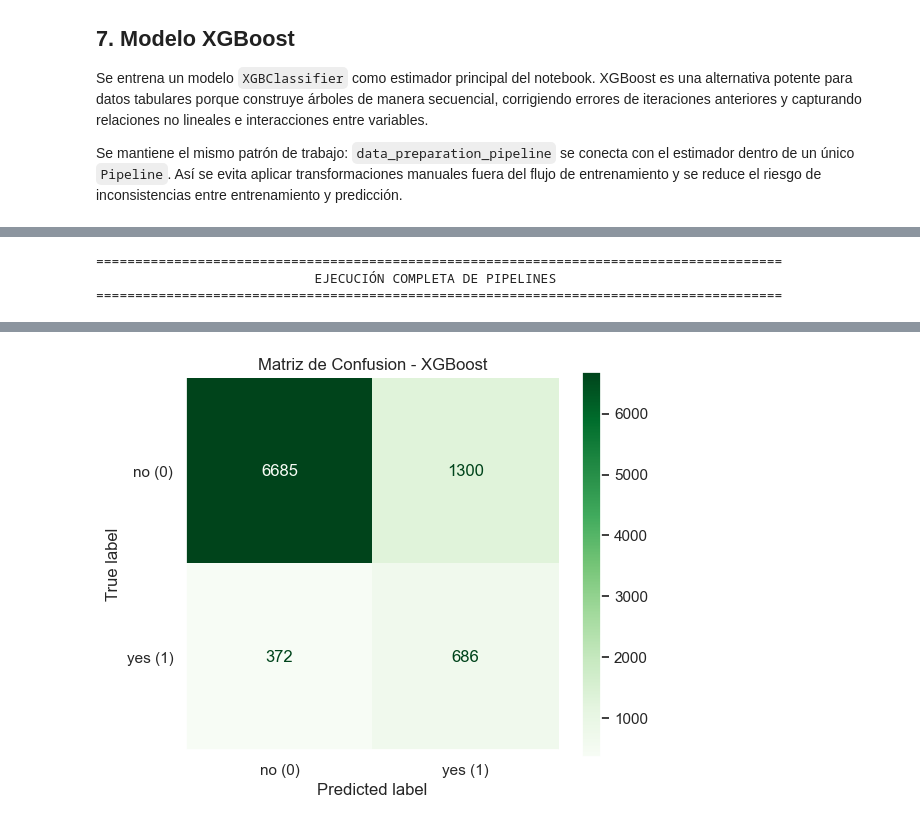
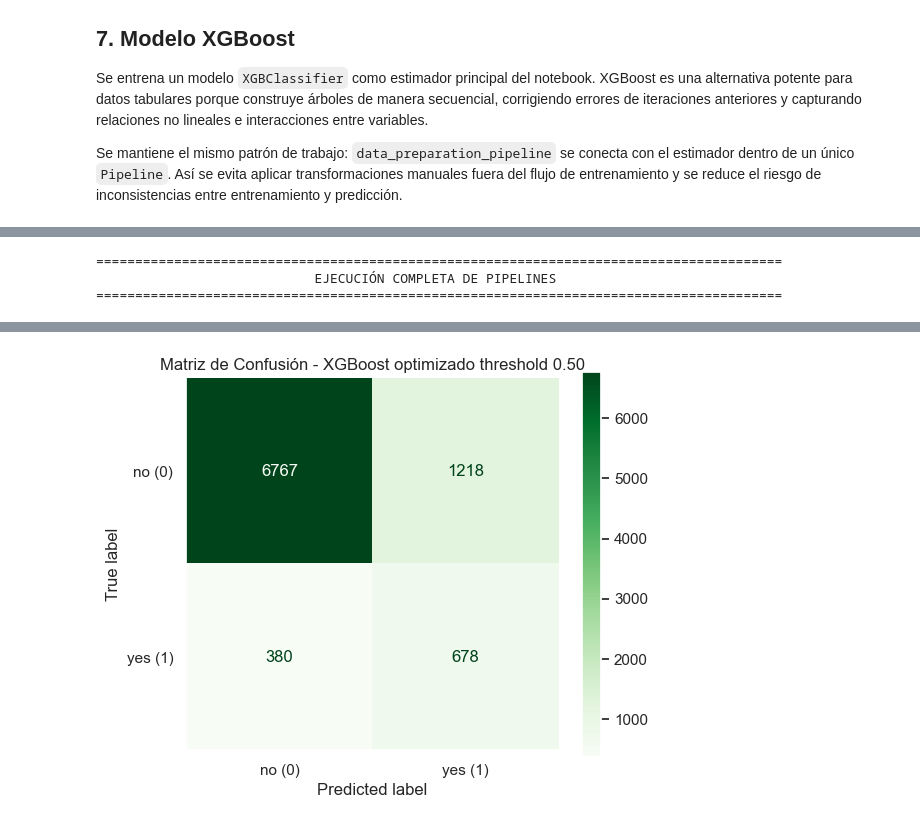
Before and after one commit to mahoyos/machine-learning-project, a Jupyter notebook: notebooks/07_final_XGBoost.ipynb, the cells around one changed output, grey strips where cells are left out. Saved outputs shown, nothing was run; the diff lists cells and outputs as text; code cells hidden in the pictures.

```diff
--- a/notebooks/07_final_XGBoost.ipynb
+++ b/notebooks/07_final_XGBoost.ipynb
@@ -574,6 +574,7 @@ Mantener `X_raw` sin transformar ayuda a evitar fugas de información y deja cla
 TARGET_COL = "y"
 LEAKAGE_COLS = ["duration"]
 TEST_SIZE = 0.20
+VALIDATION_SIZE = 0.20
 
 X_raw = df.drop(columns=[TARGET_COL]).copy()
 y = df[TARGET_COL].map({"no": 0, "yes": 1})
@@ -597,5 +598,5 @@ El conjunto de prueba queda reservado desde este punto. El pipeline se ajustará
 # %%
-X_train_raw, X_test_raw, y_train, y_test = train_test_split(
+X_train_val_raw, X_test_raw, y_train_val, y_test = train_test_split(
     X_raw,
     y,
     test_size=TEST_SIZE,
@@ -603,10 +604,20 @@ X_train_raw, X_test_raw, y_train, y_test = train_test_split(
     stratify=y
 )
 
+relative_validation_size = VALIDATION_SIZE / (1 - TEST_SIZE)
+
+X_train_raw, X_val_raw, y_train, y_val = train_test_split(
+    X_train_val_raw,
+    y_train_val,
+    test_size=relative_validation_size,
+    random_state=SEED,
+    stratify=y_train_val
+)
+
 split_summary = pd.DataFrame({
-    "n_rows": [len(X_train_raw), len(X_test_raw)],
-    "positive_rate": [y_train.mean(), y_test.mean()]
-}, index=["train", "test"])
+    "n_rows": [len(X_train_raw), len(X_val_raw), len(X_test_raw)],
+    "positive_rate": [y_train.mean(), y_val.mean(), y_test.mean()]
+}, index=["train", "validation", "test"])
 
 print("Resumen del split estratificado:")
 display(split_summary)
@@ -797,8 +968,8 @@ from sklearn.metrics import (
 )
 
 required_pipeline_objects = [
-    "X_train_raw", "X_test_raw", "y_train", "y_test",
-    "data_preparation_pipeline", "SEED"
+    "X_train_raw", "X_val_raw", "X_test_raw", "y_train", "y_val", "y_test",
+    "data_preparation_pipeline", "SEED", "best_xgb_params"
 ]
 missing_pipeline_objects = [name for name in required_pipeline_objects if name not in globals()]
 assert not missing_pipeline_objects, f"Faltan objetos para ejecutar el pipeline completo: {missing_pipeline_objects}"
@@ -807,59 +978,76 @@ negative_count = int((y_train == 0).sum())
 positive_count = int((y_train == 1).sum())
 scale_pos_weight = negative_count / positive_count
 
+final_xgb_params = {
+    "objective": "binary:logistic",
+    "eval_metric": "aucpr",
+    "scale_pos_weight": scale_pos_weight,
+    "random_state": SEED,
+    "n_jobs": -1,
+    "tree_method": "hist",
+    **best_xgb_params
+}
+
 xgb_pipeline = Pipeline(steps=[
     ("preparation", data_preparation_pipeline),
-    ("model", XGBClassifier(
-        n_estimators=300,
-        max_depth=4,
-        learning_rate=0.05,
-        subsample=0.85,
-        colsample_bytree=0.85,
-        objective="binary:logistic",
-        eval_metric="aucpr",
-        scale_pos_weight=scale_pos_weight,
-        random_state=SEED,
-        n_jobs=-1,
-        tree_method="hist"
-    ))
+    ("model", XGBClassifier(**final_xgb_params))
 ])
 
 xgb_pipeline.fit(X_train_raw, y_train)
 
+y_pred_xgb_val = xgb_pipeline.predict(X_val_raw)
+y_proba_xgb_val = xgb_pipeline.predict_proba(X_val_raw)[:, 1]
 y_pred_xgb = xgb_pipeline.predict(X_test_raw)
 y_proba_xgb = xgb_pipeline.predict_proba(X_test_raw)[:, 1]
 
 xgb_feature_names = xgb_pipeline.named_steps["preparation"].named_steps["column_preprocessor"].get_feature_names_out()
 
+assert len(y_pred_xgb_val) == len(y_val), "Las predicciones de validación deben tener la misma longitud que y_val."
+assert len(y_proba_xgb_val) == len(y_val), "Las probabilidades de validación deben tener la misma longitud que y_val."
 assert len(y_pred_xgb) == len(y_test), "Las predicciones deben tener la misma longitud que y_test."
 assert len(y_proba_xgb) == len(y_test), "Las probabilidades deben tener la misma longitud que y_test."
 assert "duration" not in set(xgb_feature_names), "duration no debe aparecer en las variables finales por riesgo de leakage."
 
-xgb_metrics = pd.DataFrame({
-    "metric": ["precisión", "recall", "f1", "roc_auc", "pr_auc"],
-    "value": [
-        precision_score(y_test, y_pred_xgb, zero_division=0),
-        recall_score(y_test, y_pred_xgb, zero_division=0),
-        f1_score(y_test, y_pred_xgb, zero_division=0),
-        roc_auc_score(y_test, y_proba_xgb),
-        average_precision_score(y_test, y_proba_xgb)
-    ]
+validation_default_metrics = pd.DataFrame({
+    "dataset": ["validation"],
+    "threshold": [0.50],
+    "precisión": [precision_score(y_val, y_pred_xgb_val, zero_division=0)],
+    "recall": [recall_score(y_val, y_pred_xgb_val, zero_division=0)],
+    "f1": [f1_score(y_val, y_pred_xgb_val, zero_division=0)],
+    "roc_auc": [roc_auc_score(y_val, y_proba_xgb_val)],
+    "pr_auc": [average_precision_score(y_val, y_proba_xgb_val)]
 })
+
+test_default_metrics = pd.DataFrame({
+    "dataset": ["test"],
+    "threshold": [0.50],
+    "precisión": [precision_score(y_test, y_pred_xgb, zero_division=0)],
+    "recall": [recall_score(y_test, y_pred_xgb, zero_division=0)],
+    "f1": [f1_score(y_test, y_pred_xgb, zero_division=0)],
+    "roc_auc": [roc_auc_score(y_test, y_proba_xgb)],
+    "pr_auc": [average_precision_score(y_test, y_proba_xgb)]
+})
+
+xgb_metrics = pd.concat([validation_default_metrics, test_default_metrics], ignore_index=True)
 
 pipeline_execution_summary = pd.DataFrame({
     "check": [
         "train rows",
+        "validation rows",
         "test rows",
         "final features",
         "scale_pos_weight",
+        "best params source",
         "duration excluded",
         "pipeline fitted"
     ],
     "value": [
         len(X_train_raw),
+        len(X_val_raw),
         len(X_test_raw),
         len(xgb_feature_names),
         scale_pos_weight,
+        "RandomizedSearchCV",
         "OK",
         "OK"
     ]
@@ -868,10 +1056,10 @@ pipeline_execution_summary = pd.DataFrame({
 print_section("EJECUCIÓN COMPLETA DE PIPELINES")
 display(pipeline_execution_summary)
 
-print_section("RESULTADOS XGBOOST")
+print_section("RESULTADOS XGBOOST OPTIMIZADO - THRESHOLD 0.50")
 display(xgb_metrics)
 
-print("Reporte de Clasificación:")
+print("Reporte de Clasificación en test con threshold 0.50:")
 print(classification_report(y_test, y_pred_xgb, labels=[0, 1], target_names=["no (0)", "yes (1)"], zero_division=0))
 
 cm_xgb = confusion_matrix(y_test, y_pred_xgb, labels=[0, 1])
@@ -880,7 +1068,7 @@ disp_xgb = ConfusionMatrixDisplay(confusion_matrix=cm_xgb, display_labels=["no (
 fig, ax = plt.subplots(figsize=(6, 5))
 disp_xgb.plot(cmap="Greens", values_format="d", ax=ax)
 ax.grid(False)
-plt.title("Matriz de Confusión - XGBoost")
+plt.title("Matriz de Confusión - XGBoost optimizado threshold 0.50")
 plt.show()
 # %% [output]
 ========================================================================================
@@ -913,2 +1100,2 @@ Reporte de Clasificación:
 weighted avg       0.88      0.82      0.84      9043
-[figure, old version]
+[figure, new version]
```
Also changed, not shown: parts of 21 cells of this notebook.
